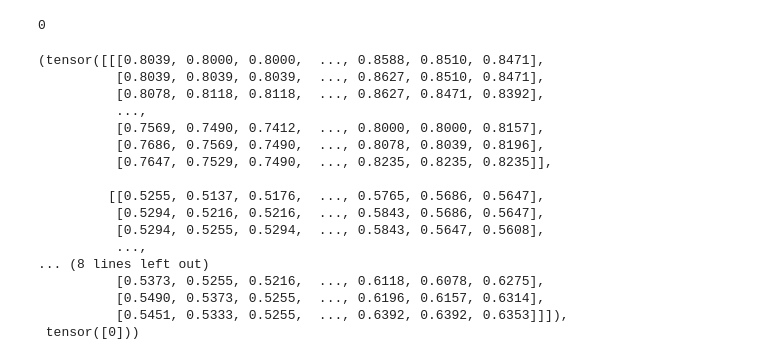
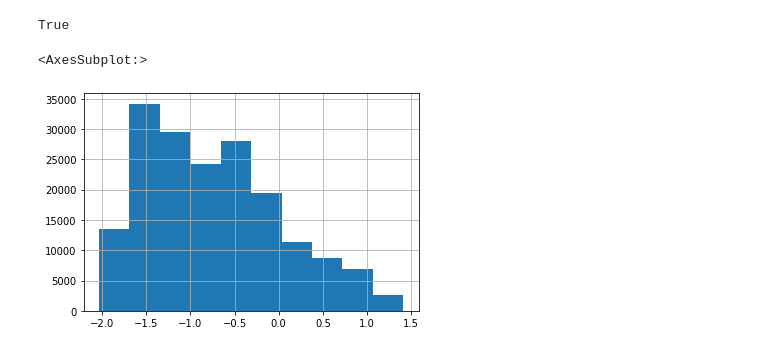
Before and after one commit to ARMargolis/melanoma-pytorch, a Jupyter notebook: notebooks/data_analysis.ipynb, the cells around one changed output. Drawn from its saved outputs; the diff is of its cells as text; code cells hidden in the pictures.

```diff
--- a/notebooks/data_analysis.ipynb
+++ b/notebooks/data_analysis.ipynb
@@ -39,21 +71,9 @@ label:  [0]
 # %%
-mds[0]
+mds[1][0].requires_grad
 # %% [output]
-0
+True
-(tensor([[[0.8039, 0.8000, 0.8000,  ..., 0.8588, 0.8510, 0.8471],
-          [0.8039, 0.8039, 0.8039,  ..., 0.8627, 0.8510, 0.8471],
-          [0.8078, 0.8118, 0.8118,  ..., 0.8627, 0.8471, 0.8392],
-          ...,
-          [0.7569, 0.7490, 0.7412,  ..., 0.8000, 0.8000, 0.8157],
-          [0.7686, 0.7569, 0.7490,  ..., 0.8078, 0.8039, 0.8196],
-          [0.7647, 0.7529, 0.7490,  ..., 0.8235, 0.8235, 0.8235]],
-
-         [[0.5255, 0.5137, 0.5176,  ..., 0.5765, 0.5686, 0.5647],
-          [0.5294, 0.5216, 0.5216,  ..., 0.5843, 0.5686, 0.5647],
-          [0.5294, 0.5255, 0.5294,  ..., 0.5843, 0.5647, 0.5608],
-          ...,
-... (8 lines left out)
-          [0.5373, 0.5255, 0.5216,  ..., 0.6118, 0.6078, 0.6275],
-          [0.5490, 0.5373, 0.5255,  ..., 0.6196, 0.6157, 0.6314],
-          [0.5451, 0.5333, 0.5255,  ..., 0.6392, 0.6392, 0.6353]]]),
- tensor([0]))
+# %%
+pd.Series(mds[1][0].view(-1,).numpy()).hist() # Are we normalizing with the correct values?
+# %% [output]
+<AxesSubplot:>
+[figure, added]
```
Also changed, not shown: parts of 8 cells of this notebook, 1 other file.
